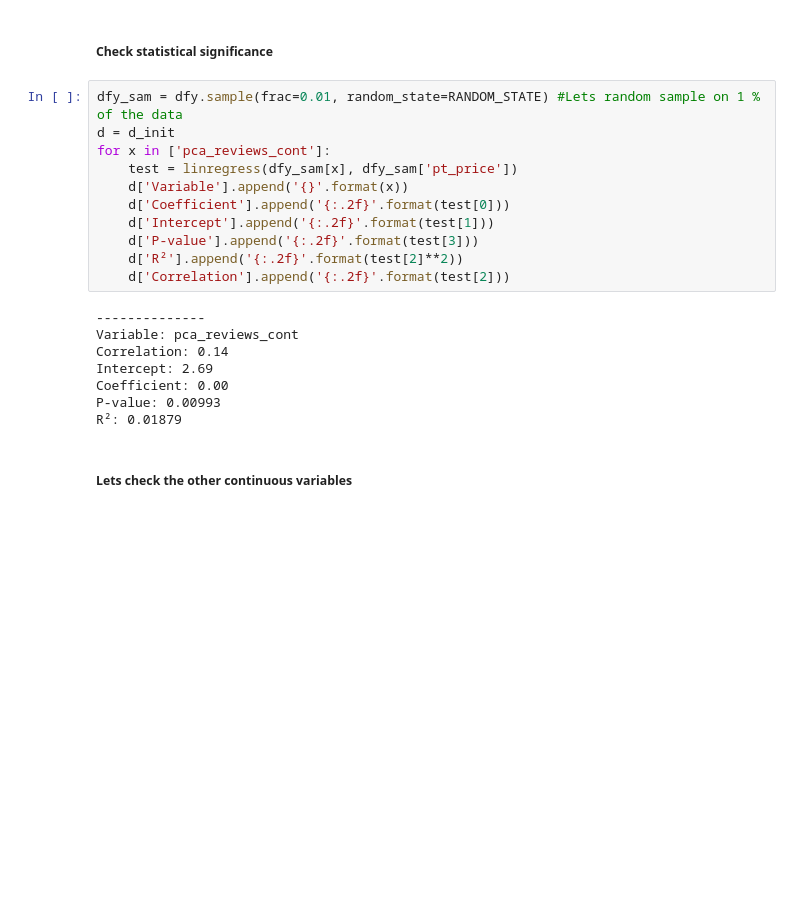
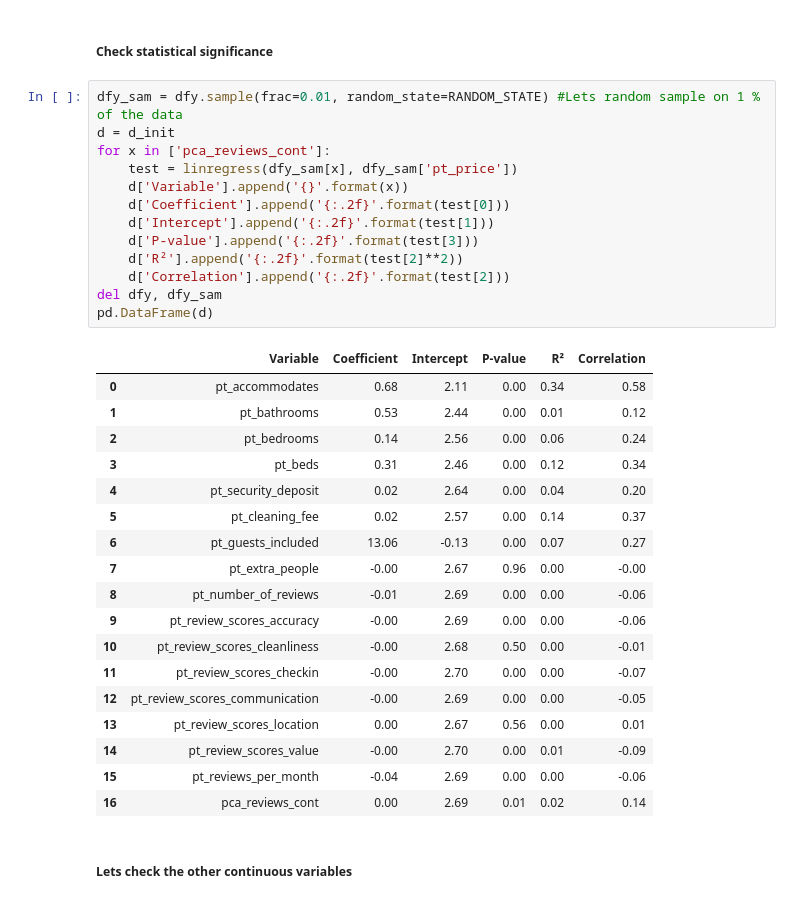
Before and after one commit to NicholaiStaalung/TestCase, a Jupyter notebook: AirBnbNewYork-Exploration.ipynb, the cells around one changed output. Drawn from its saved outputs; the diff is of its cells as text; blank space fills up the shorter version.

Commit message:
Cleaning up

```diff
--- a/AirBnbNewYork-Exploration.ipynb
+++ b/AirBnbNewYork-Exploration.ipynb
@@ -330,22 +327,35 @@ dfy.plot(kind='scatter', x='pca_reviews_cont', y='pt_price')
 # %%
 dfy_sam = dfy.sample(frac=0.01, random_state=RANDOM_STATE) #Lets random sample on 1 % of the data
 d = d_init
 for x in ['pca_reviews_cont']:
     test = linregress(dfy_sam[x], dfy_sam['pt_price'])
     d['Variable'].append('{}'.format(x))
     d['Coefficient'].append('{:.2f}'.format(test[0]))
     d['Intercept'].append('{:.2f}'.format(test[1]))
     d['P-value'].append('{:.2f}'.format(test[3]))
     d['R²'].append('{:.2f}'.format(test[2]**2))
     d['Correlation'].append('{:.2f}'.format(test[2]))
+del dfy, dfy_sam
+pd.DataFrame(d)
 # %% [output]
---------------
-Variable: pca_reviews_cont
-Correlation: 0.14
-Intercept: 2.69
-Coefficient: 0.00
-P-value: 0.00993
-R²: 0.01879
+|  | Variable | Coefficient | Intercept | P-value | R² | Correlation |
+| 0 | pt_accommodates | 0.68 | 2.11 | 0.00 | 0.34 | 0.58 |
+| 1 | pt_bathrooms | 0.53 | 2.44 | 0.00 | 0.01 | 0.12 |
+| 2 | pt_bedrooms | 0.14 | 2.56 | 0.00 | 0.06 | 0.24 |
+| 3 | pt_beds | 0.31 | 2.46 | 0.00 | 0.12 | 0.34 |
+| 4 | pt_security_deposit | 0.02 | 2.64 | 0.00 | 0.04 | 0.20 |
+| 5 | pt_cleaning_fee | 0.02 | 2.57 | 0.00 | 0.14 | 0.37 |
+| 6 | pt_guests_included | 13.06 | -0.13 | 0.00 | 0.07 | 0.27 |
+| 7 | pt_extra_people | -0.00 | 2.67 | 0.96 | 0.00 | -0.00 |
+| 8 | pt_number_of_reviews | -0.01 | 2.69 | 0.00 | 0.00 | -0.06 |
+| 9 | pt_review_scores_accuracy | -0.00 | 2.69 | 0.00 | 0.00 | -0.06 |
+| 10 | pt_review_scores_cleanliness | -0.00 | 2.68 | 0.50 | 0.00 | -0.01 |
+| 11 | pt_review_scores_checkin | -0.00 | 2.70 | 0.00 | 0.00 | -0.07 |
+| 12 | pt_review_scores_communication | -0.00 | 2.69 | 0.00 | 0.00 | -0.05 |
+| 13 | pt_review_scores_location | 0.00 | 2.67 | 0.56 | 0.00 | 0.01 |
+| 14 | pt_review_scores_value | -0.00 | 2.70 | 0.00 | 0.01 | -0.09 |
+| 15 | pt_reviews_per_month | -0.04 | 2.69 | 0.00 | 0.00 | -0.06 |
+| 16 | pca_reviews_cont | 0.00 | 2.69 | 0.01 | 0.02 | 0.14 |
 # %% [markdown]
 ##### Lets check the other continuous variables
 # %%
```
Also changed, not shown: parts of 12 cells of this notebook.
